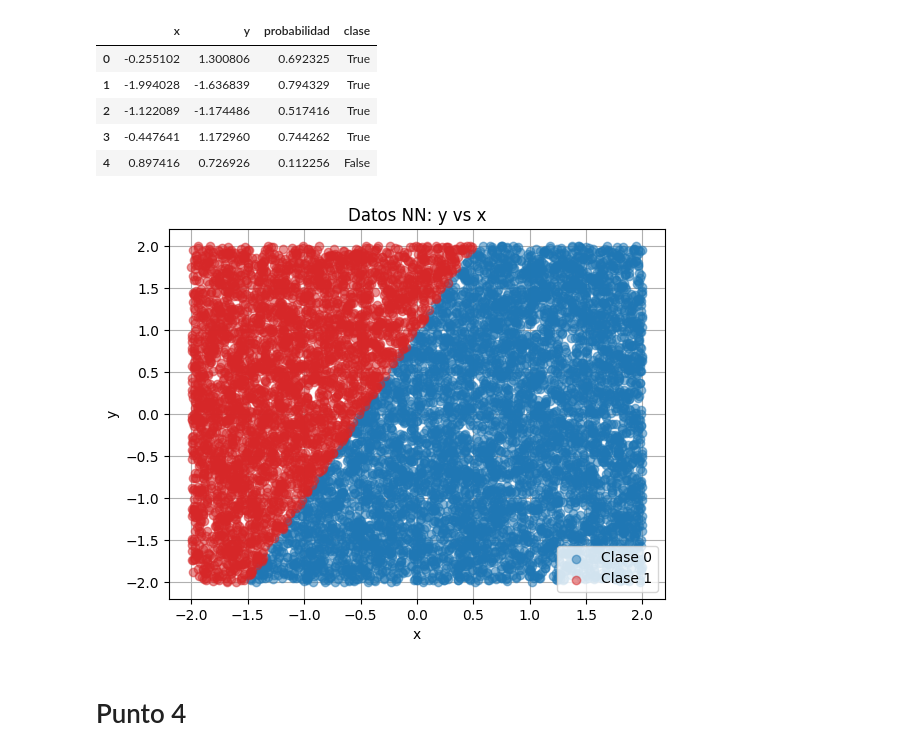
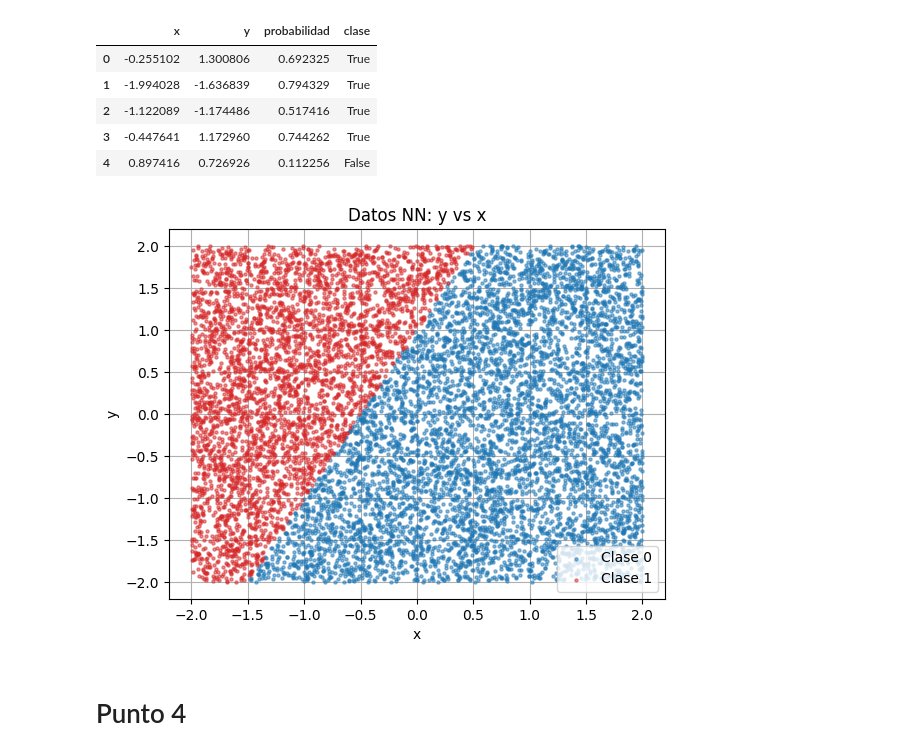
Before and after one commit to MariaAmor8/Tarea-4, a Jupyter notebook: tarea4.ipynb, the cells around one changed output. Drawn from its saved outputs; the diff is of its cells as text; code cells hidden in the pictures.

```diff
--- a/tarea4.ipynb
+++ b/tarea4.ipynb
@@ -270,9 +270,10 @@ def aplicar_regla_decision(x, w, b):
 w = np.array([-2.0, 1.0])
 b = -1.0
 y_pred = np.array([aplicar_regla_decision(xi, w, b) for xi in df_datos_NN[['x','y']].values])
-df_datos_NN['probabilidad'] = y_pred
-df_datos_NN['clase'] = df_datos_NN['probabilidad'] >= 0.5
-df_datos_NN.head()
+df_datos_NN_copy = df_datos_NN.copy()
+df_datos_NN_copy['probabilidad'] = y_pred
+df_datos_NN_copy['clase'] = df_datos_NN_copy['probabilidad'] >= 0.5
+df_datos_NN_copy.head()
 # %% [output]
 |  | x | y | probabilidad | clase |
 | 0 | -0.255102 | 1.300806 | 0.692325 | True |
@@ -283,27 +284,27 @@ df_datos_NN.head()
 # %%
 fig, ax = plt.subplots()
 
 # 1. Graficar la Clase 0 (donde 'clase' es False)
 # Filtrar solo los puntos de la Clase 0
-df_clase_0 = df_datos_NN[df_datos_NN['clase'] == False]
-ax.scatter(df_clase_0['x'], df_clase_0['y'], c='tab:blue', marker='o', alpha=0.5, zorder=3, label='Clase 0') #Etiqueta para la leyenda
+df_clase_0 = df_datos_NN_copy[df_datos_NN_copy['clase'] == False]
+ax.scatter(df_clase_0['x'], df_clase_0['y'], c='tab:blue', marker='o', alpha=0.5, zorder=3, label='Clase 0', s=5) #Etiqueta para la leyenda
 
 # 2. Graficar la Clase 1 (donde 'clase' es True)
 # Filtrar solo los puntos de la Clase 1
-df_clase_1 = df_datos_NN[df_datos_NN['clase'] == True]
-ax.scatter(df_clase_1['x'], df_clase_1['y'], c='tab:red', marker='o', alpha=0.5, zorder=3, label='Clase 1') # Etiqueta para la leyenda
+df_clase_1 = df_datos_NN_copy[df_datos_NN_copy['clase'] == True]
+ax.scatter(df_clase_1['x'], df_clase_1['y'], c='tab:red', marker='o', alpha=0.5, zorder=3, label='Clase 1', s=5) # Etiqueta para la leyenda
 
 ax.set_xlabel('x')
 ax.set_ylabel('y')
 ax.set_title('Datos NN: y vs x')
 
 # 3. Llamar a legend() sin argumentos para usar las etiquetas asignadas
 ax.legend()
 
 ax.grid(zorder = 1)
 plt.show()
 # %% [output]
-[figure, old version]
+[figure, new version]
 # %% [markdown]
 # Punto 4
 # %% [markdown]
```
Also changed, not shown: parts of 8 cells of this notebook.
